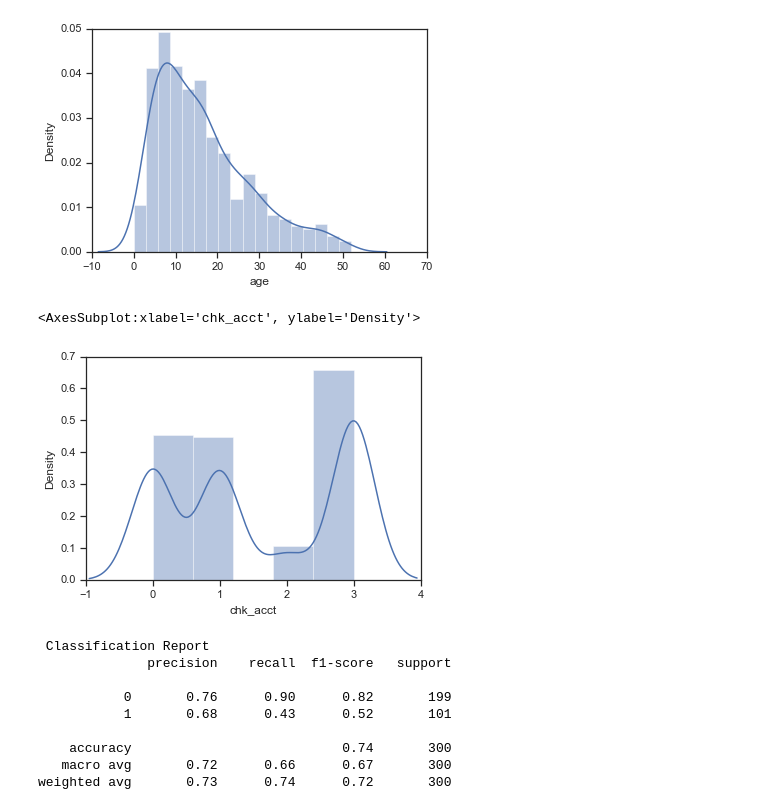
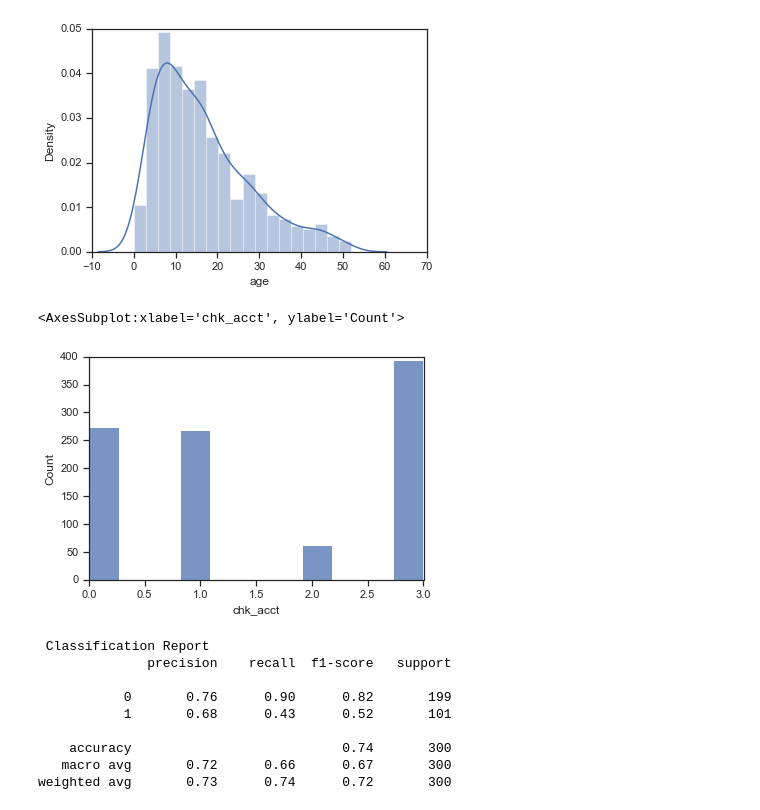
Before and after one commit to mfmezger/AILIT_XAI_Tutorial, a Jupyter notebook: ailab_tutorial.ipynb, the cells around one changed output. Cells and saved outputs as stored; diff of their text form; code cells hidden in the pictures.

```diff
--- a/ailab_tutorial.ipynb
+++ b/ailab_tutorial.ipynb
@@ -104,10 +106,10 @@ sns.distplot(df['age'])
 [figure]
 # %%
 # plot the chk_acct variable
-sns.distplot(df['chk_acct'])
+sns.histplot(df['chk_acct'])
 # %% [output]
-<AxesSubplot:xlabel='chk_acct', ylabel='Density'>
+<AxesSubplot:xlabel='chk_acct', ylabel='Count'>
-[figure, old version]
+[figure, new version]
 # %%
 # create train test split.
 y = df['response']
```
Also changed, not shown: parts of 5 cells of this notebook, 1 other file.
